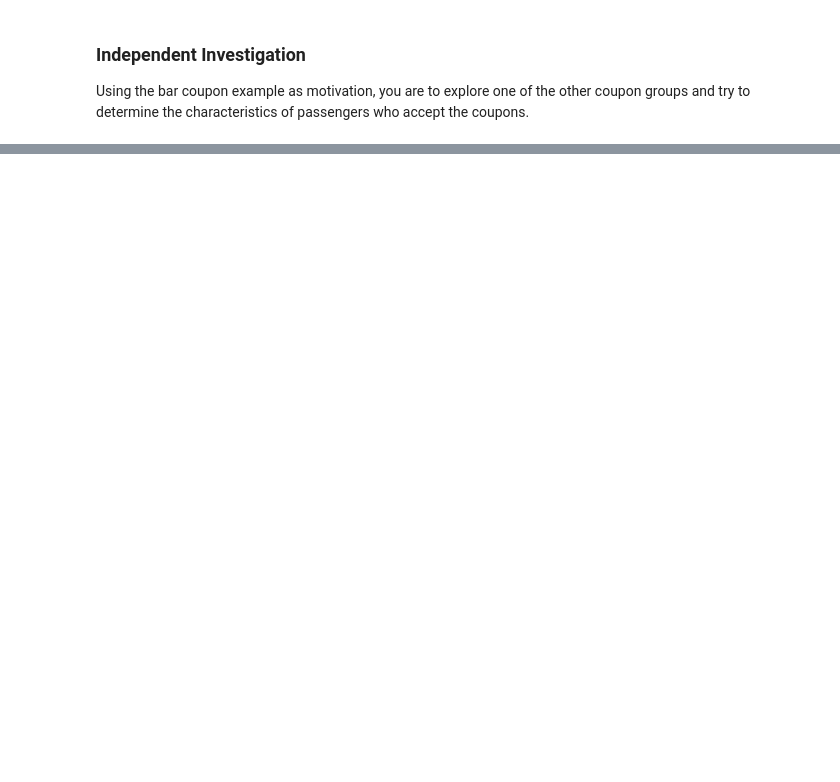
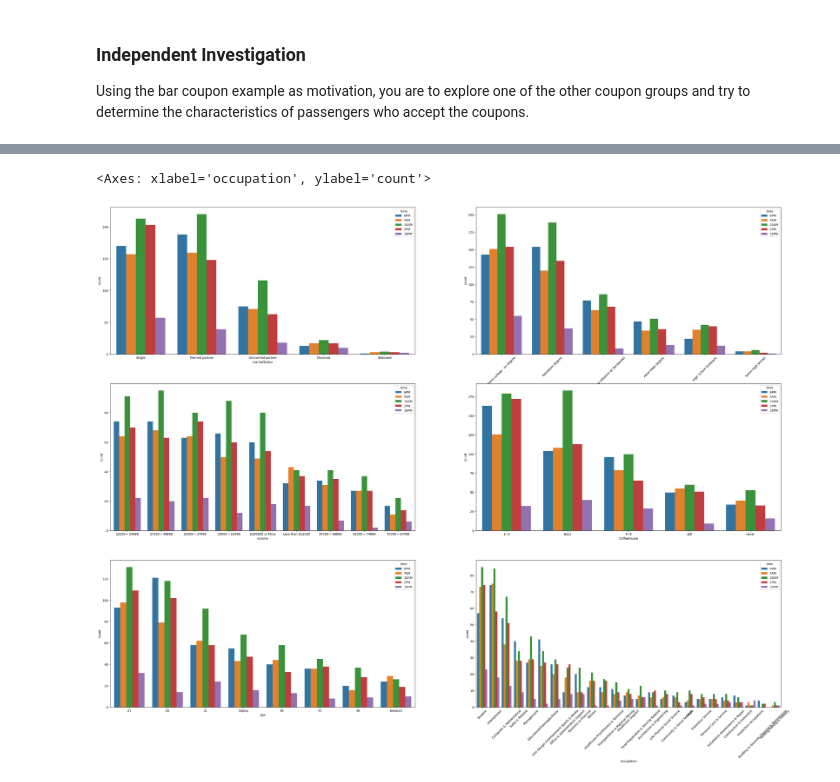
Before and after one commit to klattice/mlapps, a Jupyter notebook: prompt/prompt.ipynb, the cells around one changed output, grey strips where cells are left out. Saved outputs shown, nothing was run; the diff lists cells and outputs as text; code cells hidden in the pictures; blank space fills up the shorter version.

```diff
--- a/prompt/prompt.ipynb
+++ b/prompt/prompt.ipynb
@@ -421,0 +457,22 @@ data.query('(coupon == "Coffee House") and (Y == 1)')['income'].value_counts().p
+# %%
+
+fig,axes = plt.subplots(nrows=3, ncols=2, figsize=(40, 30))
+
+df_coffee = data.query('(coupon == "Coffee House") and (Y == 1)')
+sns.countplot(df_coffee, x='maritalStatus', hue='time', ax=axes[0][0], \
+              order = df_coffee['maritalStatus'].value_counts().index)
+axes[0][1].tick_params(axis='x', rotation=45)
+sns.countplot(df_coffee, x='education', hue='time', ax=axes[0][1], \
+              order = df_coffee['education'].value_counts().index)
+sns.countplot(df_coffee, x='income', hue='time', ax=axes[1][0], \
+              order = df_coffee['income'].value_counts().index)
+sns.countplot(df_coffee, x='CoffeeHouse', hue='time', ax=axes[1][1],\
+               order = df_coffee['CoffeeHouse'].value_counts().index)
+sns.countplot(df_coffee, x='age', hue='time', ax=axes[2][0],\
+               order = df_coffee['age'].value_counts().index)
+axes[2][1].tick_params(axis='x', rotation=45)
+sns.countplot(df_coffee, x='occupation', hue='time', ax=axes[2][1],\
+               order = df_coffee['occupation'].value_counts().index)
+# %% [output]
+<Axes: xlabel='occupation', ylabel='count'>
+[figure, added]
```
Also changed, not shown: parts of 47 cells of this notebook.
